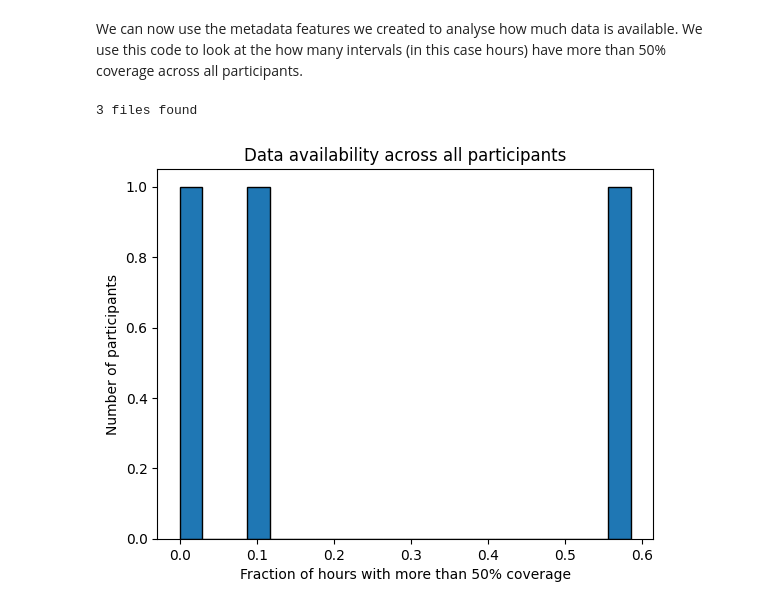
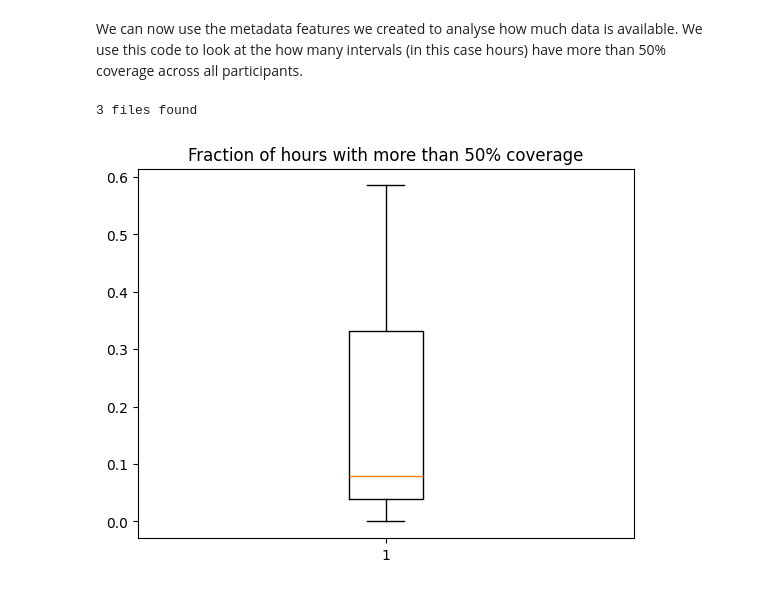
Before and after one commit to MentalHealthMission/data-book, a Jupyter notebook: content/heart_rate_specific_template.ipynb, the cells around one changed output. Drawn from its saved outputs; the diff is of its cells as text; code cells hidden in the pictures.

Commit message:
Change to box plot

```diff
--- a/content/heart_rate_specific_template.ipynb
+++ b/content/heart_rate_specific_template.ipynb
@@ -475,27 +475,24 @@ We can now use the metadata features we created to analyse how much data is
 available. We use this code to look at the how many intervals (in this case
 hours) have more than 50% coverage across all participants.
 # %%
-input_folder = output_folder  # The folder that contains all the site subfolders with the cleaned data and metadata features
+input_folder = output_folder # The folder that contains all the site subfolders with the cleaned data and metadata features
 csv_name = "active_apple_healthkit_heart_rate_h_metadata"
 files_list = helper_funcs.get_file_paths(
     input_folder, csv_name, Folder_structure=2, site_list=site_list
 )
 filter_field = "Coverage (secs) from clean datapoints"  # This can be changed if you want coverage from all datapoints
 
 all_participants = []
 for path in files_list:
     df = pd.read_csv(path)
     all_participants.append(
         1 - (len(df[df[filter_field] > 1800]) / len(df[filter_field]))
     )
 
-plt.hist(all_participants, bins=20, edgecolor="black")
-
 # Add labels and title
-plt.xlabel("Fraction of hours with more than 50% coverage")
-plt.ylabel("Number of participants")
-plt.title("Data availability across all participants")
+plt.boxplot(all_participants)
+plt.title("Fraction of hours with more than 50% coverage")
 plt.show()
 # %% [output]
 3 files found
-[figure, old version]
+[figure, new version]
```
Also changed, not shown: 3 other files.
